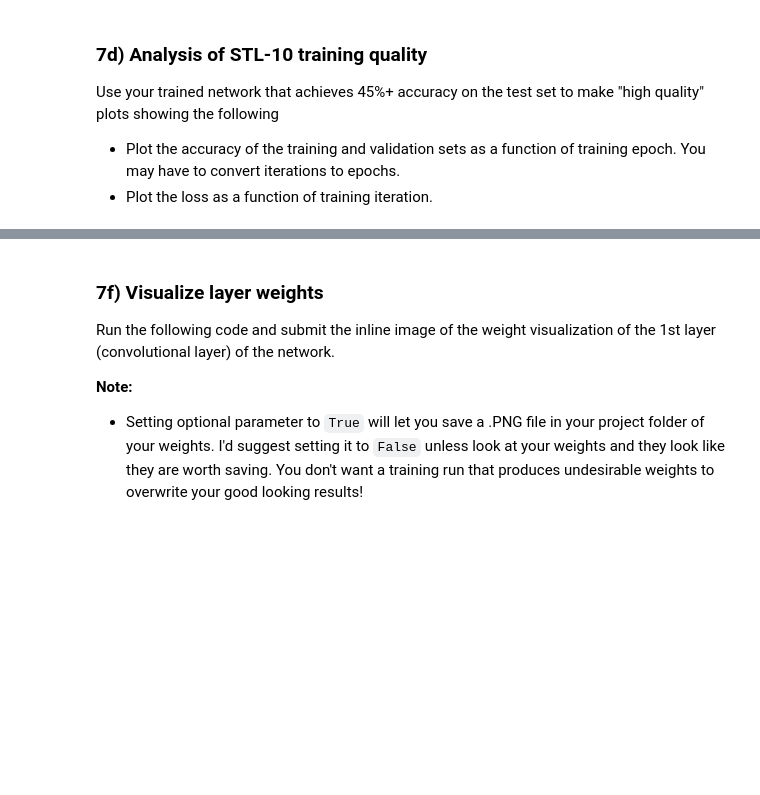
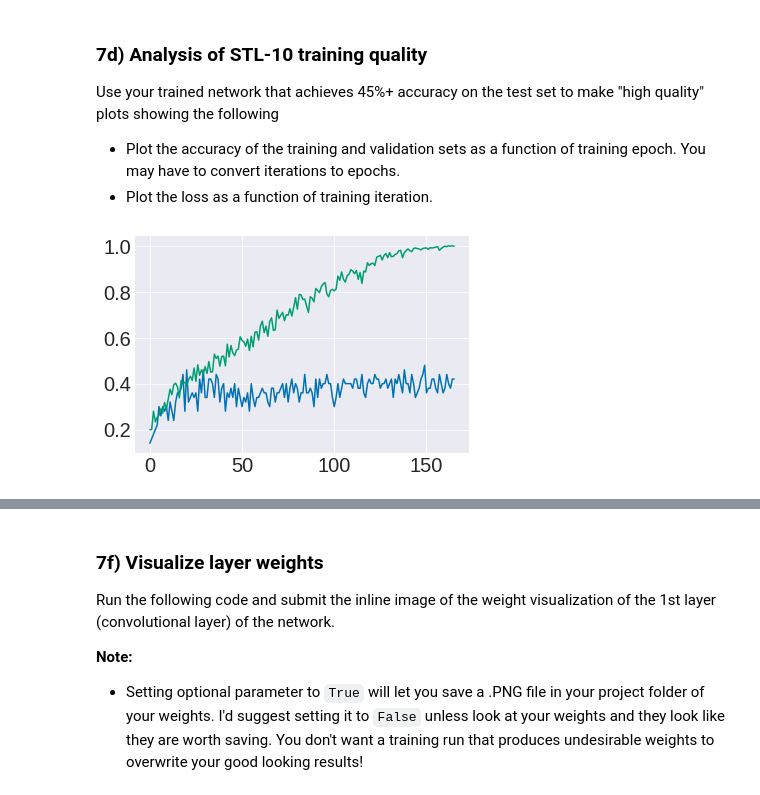
Before and after one commit to ejseal21/NeuralNetworks, a Jupyter notebook: project3/optimize_and_train_cnn.ipynb, the cells around one changed output, grey strips where cells are left out. Cells and saved outputs as stored; diff of their text form; code cells hidden in the pictures; blank space fills up the shorter version.

```diff
--- a/project3/optimize_and_train_cnn.ipynb
+++ b/project3/optimize_and_train_cnn.ipynb
@@ -517,5 +477,0 @@ Accuracy history: [0.16, 0.16, 0.16, 0.16, 0.16, 0.22, 0.22, 0.22, 0.22, 0.22, 0
-# %%
-# SGD
-sgd = ConvNet4(input_shape=input_shape, wt_scale=wt_scale, verbose=False)
-sgd.compile('sgd')
-sgd.fit(x_dev, y_dev, x_val, y_val, mini_batch_sz=mini_batch_sz, n_epochs=n_epochs)
@@ -601,21 +477,0 @@ The training set accuracy is overfitting. It is basically memorizing the feature
-# %%
-# Download the STL-10 dataset from the internet, convert it to Numpy ndarray, resize to 32x32
-# cache it locally on your computer for faster loading next time.
-load_stl10_dataset.purge_cached_dataset()
-stl_imgs, stl_labels = load_stl10_dataset.load(scale_fact=3)
-# preprocess
-stl_imgs, stl_labels = preprocess_data.preprocess_stl(stl_imgs, stl_labels)
-# create splits
-x_train, y_train, x_test, y_test, x_val, y_val, x_dev, y_dev = preprocess_data.create_splits(
-    stl_imgs, stl_labels, n_train_samps=4548, n_test_samps=400, n_valid_samps=2, n_dev_samps=50)
-
-print ('Train data shape: ', x_train.shape)
-print ('Train labels shape: ', y_train.shape)
-print ('Test data shape: ', x_test.shape)
-print ('Test labels shape: ', y_test.shape)
-print ('Validation data shape: ', x_val.shape)
-print ('Validation labels shape: ', y_val.shape)
-print ('dev data shape: ', x_dev.shape)
-print ('dev labels shape: ', y_dev.shape)
-
-classes = np.loadtxt(os.path.join('data', 'stl10_binary', 'class_names.txt'), dtype=str)
@@ -653,0 +478,12 @@ from network import ConvNet4Accel
+# %%
+input_shape=(3,32,32)
+x_train = x_train.reshape(x_train.shape[0], input_shape[0], input_shape[1], input_shape[2])
+x_dev = x_dev.reshape(x_dev.shape[0], input_shape[0], input_shape[1], input_shape[2])
+x_val = x_val.reshape(x_val.shape[0], input_shape[0], input_shape[1], input_shape[2])
+stl_imgs = stl_imgs.reshape(stl_imgs.shape[0], input_shape[0], input_shape[1], input_shape[2])
+data = x_train, y_train, x_test, y_test, x_val, y_val, x_dev, y_dev
+print(x_train.shape)
+net = ConvNet4Accel(input_shape=(3, 32, 32))
+net.compile('adam')
+print(stl_imgs.shape)
+net.fit(stl_imgs[:x_train.shape[0], :, :, :], stl_labels[:y_train.shape[0]], x_dev, y_dev, n_epochs=33)
@@ -659,7 +513,9 @@ Use your trained network that achieves 45%+ accuracy on the test set to make "hi
 - Plot the accuracy of the training and validation sets as a function of training epoch. You may have to convert iterations to epochs.
 - Plot the loss as a function of training iteration.
 # %%
-plt.plot(netT.validation_acc_history)
-plt.plot(netT.train_acc_history)
+plt.plot(net.validation_acc_history)
+plt.plot(net.train_acc_history)
 plt.show()
+# %% [output]
+[figure, added]
 # %%
```
Also changed, not shown: parts of 23 cells of this notebook, 1 other file.
